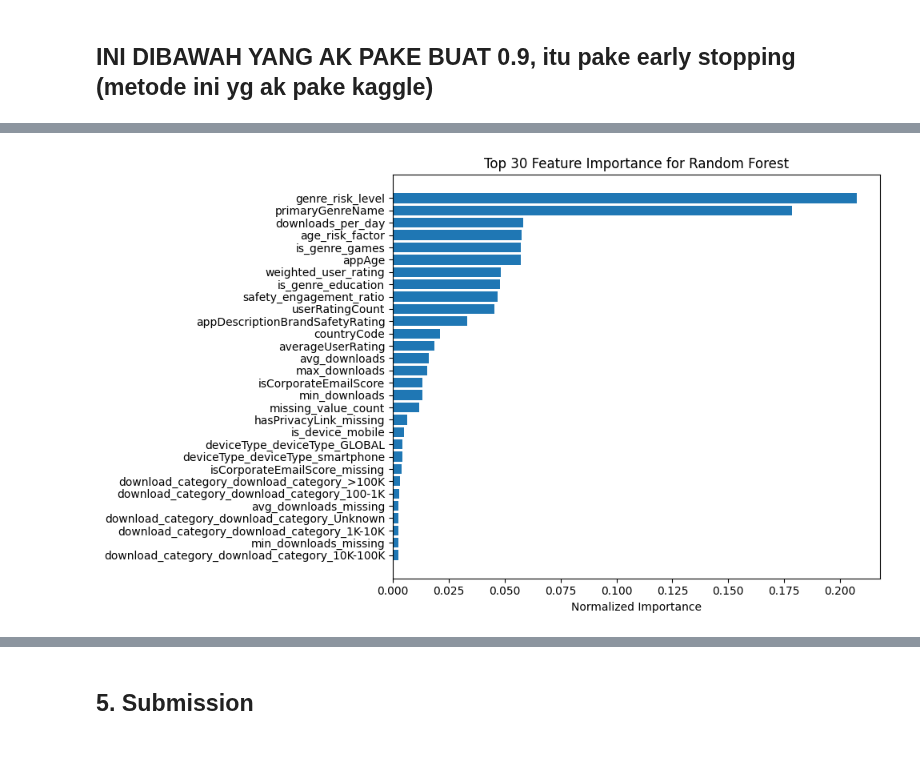
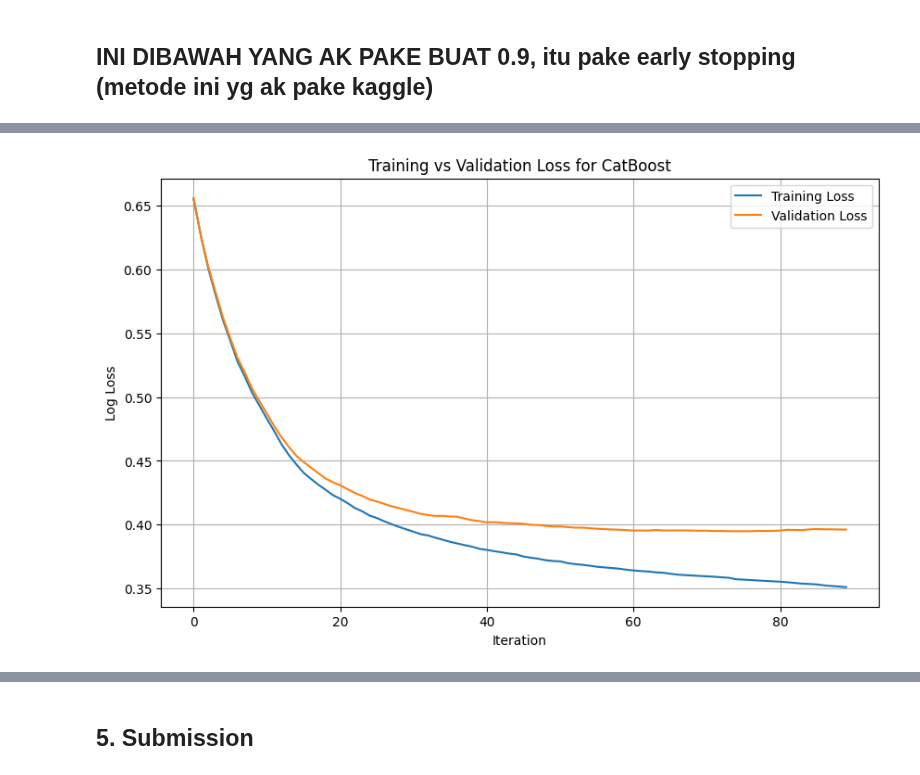
Before and after one commit to Reasondro/FindIT, a Jupyter notebook: Find_IT_Ale_New.ipynb, the cells around one changed output, grey strips where cells are left out. Cells and saved outputs as stored; diff of their text form; code cells hidden in the pictures.

Commit message:
Ale_New highest score

```diff
--- a/Find_IT_Ale_New.ipynb
+++ b/Find_IT_Ale_New.ipynb
@@ -1295,6 +1295,7 @@ class FeatureCreator(BaseEstimator, TransformerMixin):
             count_col = pd.to_numeric(X_['userRatingCount'], errors='coerce').fillna(0)
             rating_col = pd.to_numeric(X_['averageUserRating'], errors='coerce').fillna(0)
             X_['weighted_user_rating'] = count_col * rating_col
+            # X_['weighted_user_rating'] =   (X_['averageUserRating'] * np.log1p(X_['userRatingCount'])) / 5
             created_features_in_run.append('weighted_user_rating')
             if self.verbose: print("  - Created original interaction: weighted_user_rating")
 
@@ -1354,8 +1355,14 @@ class FeatureCreator(BaseEstimator, TransformerMixin):
             X_['missing_value_count'] = X_[present_missing_indicators].sum(axis=1)
             created_features_in_run.append('missing_value_count')
             if self.verbose: print(f"  -Added: missing_value_count from {len(present_missing_indicators)} indicators")
+        X_['genre_device'] = X_['primaryGenreName'] + "_" + X_['deviceType']
+        X_['genre_safety'] = X_['primaryGenreName'] + "_" + X_['appDescriptionBrandSafetyRating']
+        X_['iscor'] = X_['isCorporateEmailScore'].astype(str) + "_" + X_['primaryGenreName'].astype(str)
+        user_rating_count = pd.to_numeric(X_['userRatingCount'], errors='coerce').fillna(0)
+        min_downloads = pd.to_numeric(X_['min_downloads'], errors='coerce').fillna(0)
 
-
+        X_['rating_density'] = np.log1p(user_rating_count / (min_downloads + 1))
+        X_['rating_density'] = X_['rating_density'].replace([np.inf, -np.inf], np.nan).fillna(0)
         # --- Finalization ---
         # Store the list of features actually created in this run
         self.new_feature_names_ = created_features_in_run
@@ -1612,18 +1619,19 @@ class FeatureEncoder(BaseEstimator, TransformerMixin):
 # %%
 from sklearn.pipeline import Pipeline
 
-# cols_to_drop_based_on_eda = ['adSpent',"developerCountry", "countryCode", "mfaRating"]
-cols_to_drop_based_on_eda = ['adSpent',"developerCountry", "mfaRating"]
+cols_to_drop_based_on_eda = ['adSpent',"developerCountry", "countryCode", "mfaRating"]
+# cols_to_drop_based_on_eda = ['adSpent',"developerCountry", "mfaRating"]
 
 
 pipe = Pipeline([
                  ("duplicate_remover", DuplicateRemover(verbose=True)), # Added verbose=True for clarity
                  ("feature_dropper", FeatureDropper(cols_to_drop=cols_to_drop_based_on_eda, verbose=True)),
+                #  ("feature_cleaner", FeatureCleaner(analyze_first=True, create_indicators=True, process_downloads=True)), # Keep analyze_first=True for cleaner's own analysis
                  ("feature_cleaner", FeatureCleaner(analyze_first=True, create_indicators=True, process_downloads=True)), # Keep analyze_first=True for cleaner's own analysis
                 ("feature_creator", FeatureCreator()),
                  ("feature_transformator", FeatureTransformator()),
                  ("feature_scaler", FeatureScaler()), #? not final if gonna be used
-                 ("feature_encoder", FeatureEncoder()),
+                #  ("feature_encoder", FeatureEncoder()),
                  ])
 # %% [markdown]
 ## 4. Modeling and Validation
@@ -1984,6 +2084,16 @@ import pandas as pd
 import matplotlib.pyplot as plt
 import numpy as np
 
+cat_features = [
+    'primaryGenreName',
+    'deviceType',
+    'hasPrivacyLink',
+    'appDescriptionBrandSafetyRating',
+    'download_category',
+    "iscor",
+    "genre_device",
+    "genre_safety",
+]
 
 def evaluate_model(model, X_train, y_train, X_val, y_val, model_name):
     """
@@ -2017,8 +2127,9 @@ def evaluate_model(model, X_train, y_train, X_val, y_val, model_name):
                     eval_set=(X_val, y_val),
                     verbose=100,
                     # early_stopping_rounds=20
-                    early_stopping_rounds=30
+                    early_stopping_rounds=30,
                     # early_stopping_rounds=60
+                    cat_features = cat_features
                 )
                 evals_result = model.get_evals_result()
         else:
@@ -2123,38 +2234,42 @@ print(f"Calculated class weight ratio: {class_weight_ratio:.2f}")
 
 # Models with consistent class weight handling
 models = {
-    "Random Forest": RandomForestClassifier(
-        n_estimators=200,
-        max_depth=20,
-        min_samples_split=5,
-        min_samples_leaf=2,
-        max_features='sqrt',
-        n_jobs=-1,
-        random_state=42,
-        class_weight='balanced'  # Automatically uses class distribution
-    ),
+    # "Random Forest": RandomForestClassifier(
+    #     n_estimators=200,
+    #     max_depth=20,
+    #     min_samples_split=5,
+    #     min_samples_leaf=2,
+    #     max_features='sqrt',
+    #     n_jobs=-1,
+    #     random_state=42,
+    #     class_weight='balanced'  # Automatically uses class distribution
+    # ),
 
-    "LightGBM": LGBMClassifier(
-        objective='binary',
-        n_estimators=200,
-        learning_rate=0.05,
-        max_depth=9,
-        num_leaves=63,
-        subsample=0.8,
-        colsample_bytree=0.8,
-        reg_alpha=0.1,
-        reg_lambda=0.1,
-        min_child_samples=20,
-        n_jobs=-1,
-        random_state=42,
-        is_unbalance=True,  # LightGBM's approach to handle imbalance
-        verbose=-1
-    ),
+    # "LightGBM": LGBMClassifier(
+    #     objective='binary',
+    #     n_estimators=200,
+    #     learning_rate=0.05,
+    #     max_depth=9,
+    #     num_leaves=63,
+    #     subsample=0.8,
+    #     colsample_bytree=0.8,
+    #     reg_alpha=0.1,
+    #     reg_lambda=0.1,
+    #     min_child_samples=20,
+    #     n_jobs=-1,
+    #     random_state=42,
+    #     is_unbalance=True,  # LightGBM's approach to handle imbalance
+    #     verbose=-1
+    # ),
 
     "CatBoost": CatBoostClassifier(
+        bootstrap_type="Bernoulli",
+        grow_policy="Lossguide",
         iterations=200,
         learning_rate=0.05,
-        depth=4, ## ? better ish
+        # depth=4, ## ? better ish
+        # l2_leaf_reg=9, ##? better ish
+        depth=6, ## ? better ish 10,6??
         l2_leaf_reg=9, ##? better ish
         loss_function='Logloss',
         eval_metric='AUC',
@@ -2201 +2311 @@ Top 30 Features:
-[figure, old version]
+[figure, new version]
```
Also changed, not shown: parts of 6 cells of this notebook, 1 other file.
